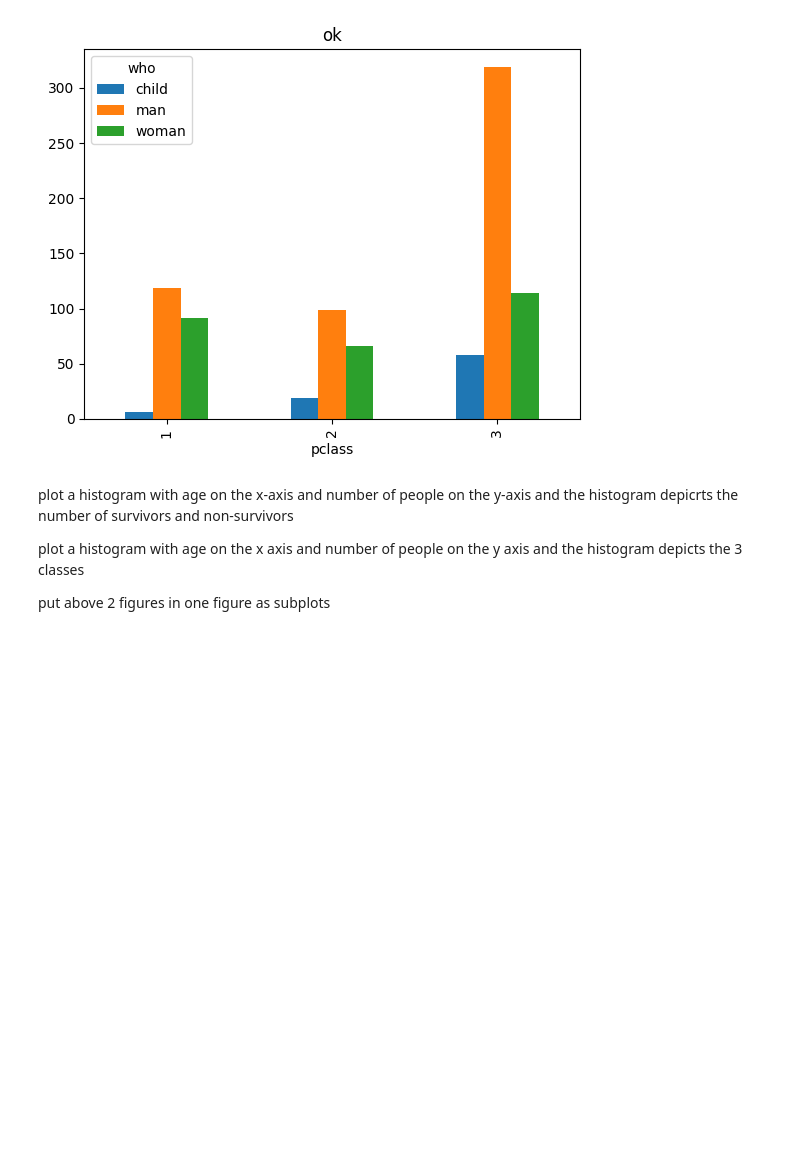
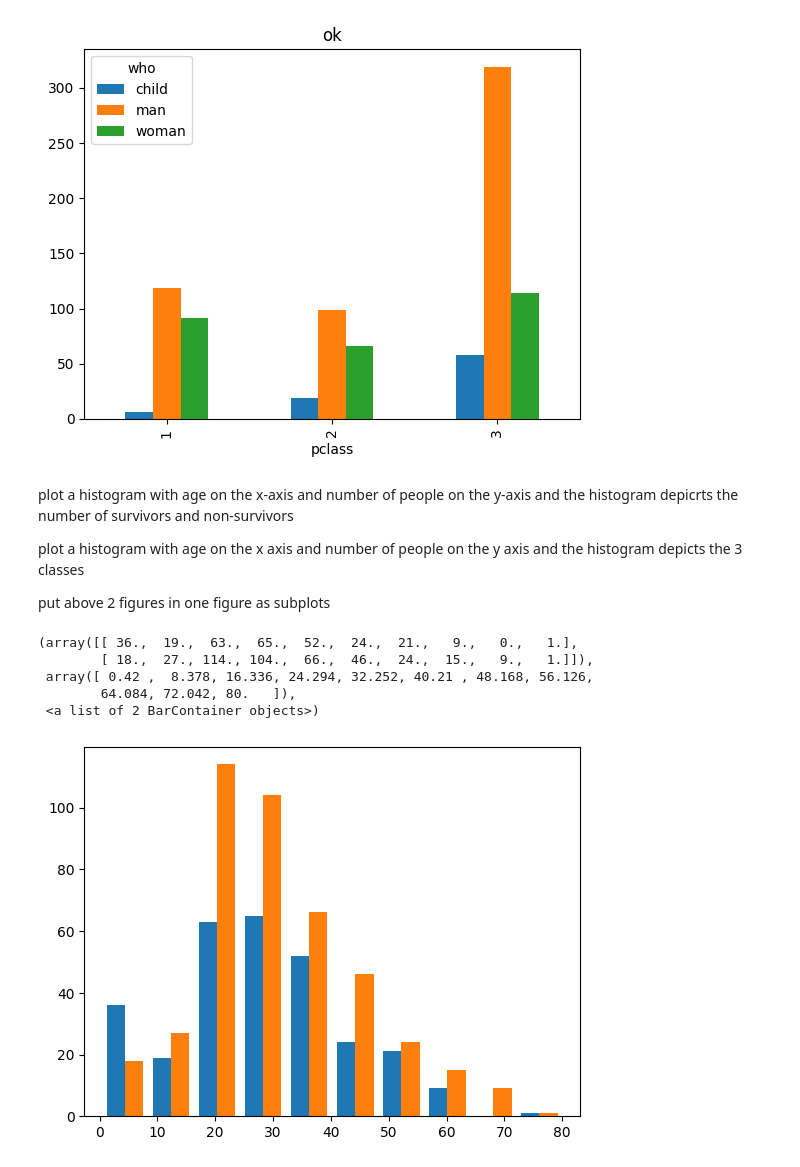
Before and after one commit to keyinji/sf2, a Jupyter notebook: pandas/titanic-part2.ipynb, the cells around one changed output. Drawn from its saved outputs; the diff is of its cells as text; code cells hidden in the pictures; blank space fills up the shorter version.

```diff
--- a/pandas/titanic-part2.ipynb
+++ b/pandas/titanic-part2.ipynb
@@ -179,3 +181,12 @@ plot a histogram with age on the x-axis and number of people on the y-axis and t
 plot a histogram with age on the x axis and number of people on the y axis and the histogram depicts the 3 classes
 
 put above 2 figures in one figure as subplots
+# %%
+plt.hist([titanic_df[titanic_df["survived"] == 1]["age"], titanic_df[titanic_df["survived"] == 0]["age"]])
+# %% [output]
+(array([[ 36.,  19.,  63.,  65.,  52.,  24.,  21.,   9.,   0.,   1.],
+        [ 18.,  27., 114., 104.,  66.,  46.,  24.,  15.,   9.,   1.]]),
+ array([ 0.42 ,  8.378, 16.336, 24.294, 32.252, 40.21 , 48.168, 56.126,
+        64.084, 72.042, 80.   ]),
+ <a list of 2 BarContainer objects>)
+[figure, added]
```
Also changed, not shown: parts of 4 cells of this notebook.
